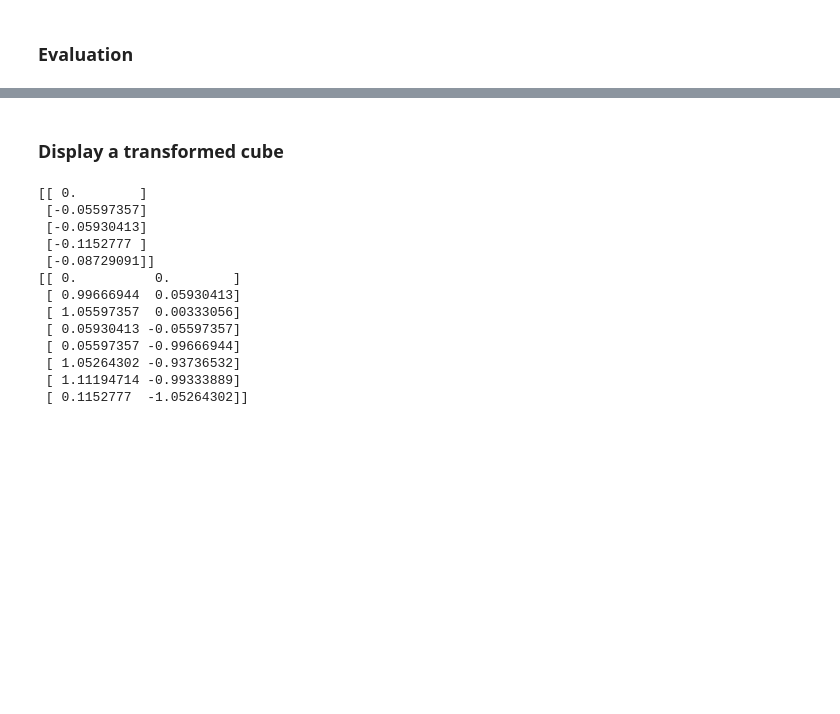
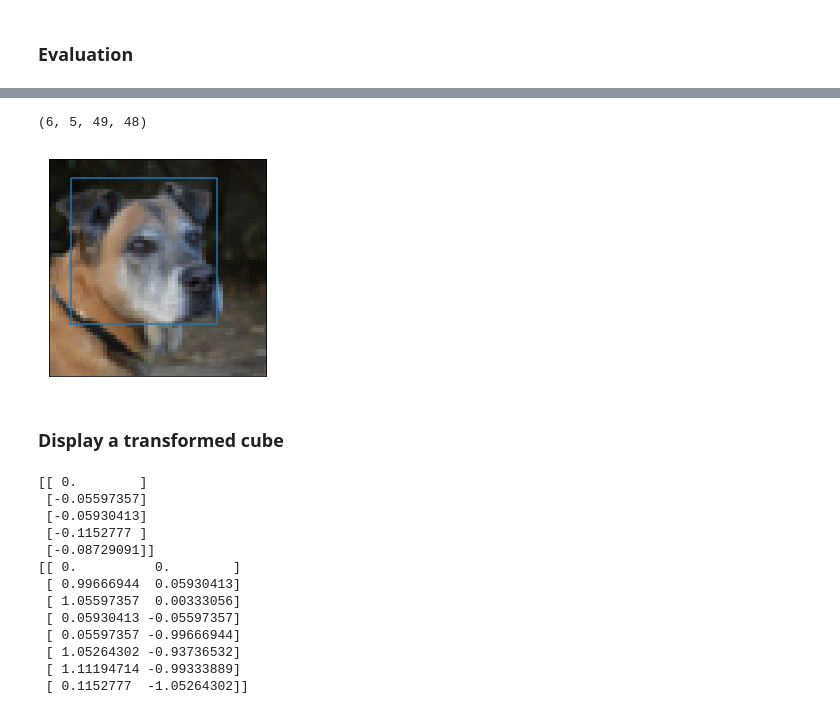
Before and after one commit to GuillaumeMougeot/DogFaceNet, a Jupyter notebook: landmarks_2/dataset_bbox_simplified.ipynb, the cells around one changed output, grey strips where cells are left out. Saved outputs shown, nothing was run; the diff lists cells and outputs as text; code cells hidden in the pictures; blank space fills up the shorter version.

```diff
--- a/landmarks_2/dataset_bbox_simplified.ipynb
+++ b/landmarks_2/dataset_bbox_simplified.ipynb
@@ -309,3 +415,20 @@ plt.show()
+# %%
+idx = 1475
+img = sk.io.imread(PATH_IMG+df_filenames[idx])
+coord = df_coord[idx]
+img_clipped, coord_clipped = clipping(img, coord)
+img_resized, coord_resized = resize(img_clipped, coord_clipped, (64,64,3))
+
+plt.imshow(img_resized)
+x1,y1,x2,y2=bbox_coord(img_resized,coord_resized)
+print((x1,y1,x2,y2))
+plt.plot([x1,x2,x2,x1,x1],[y2,y2,y1,y1,y2])
+plt.xticks([])
+plt.yticks([])
+plt.show()
+# %% [output]
+(6, 5, 49, 48)
+[figure, added]
 # %% [markdown]
 ### Display a transformed cube
 # %%
```
Also changed, not shown: parts of 4 cells of this notebook, 2 other files.
